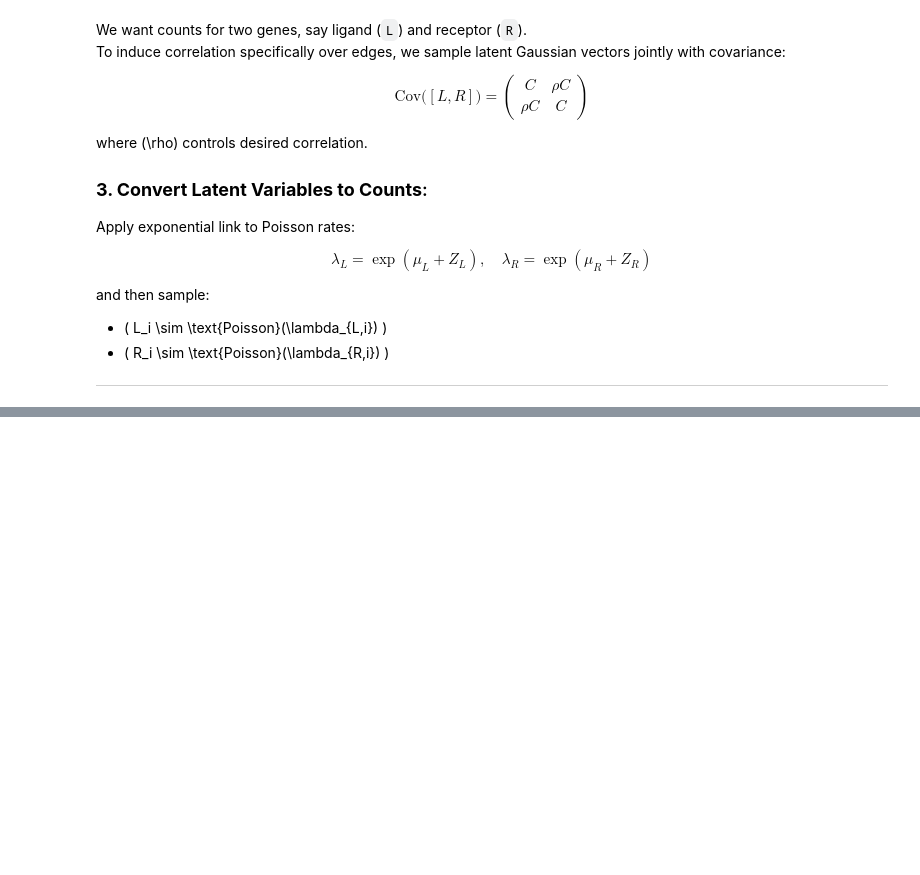
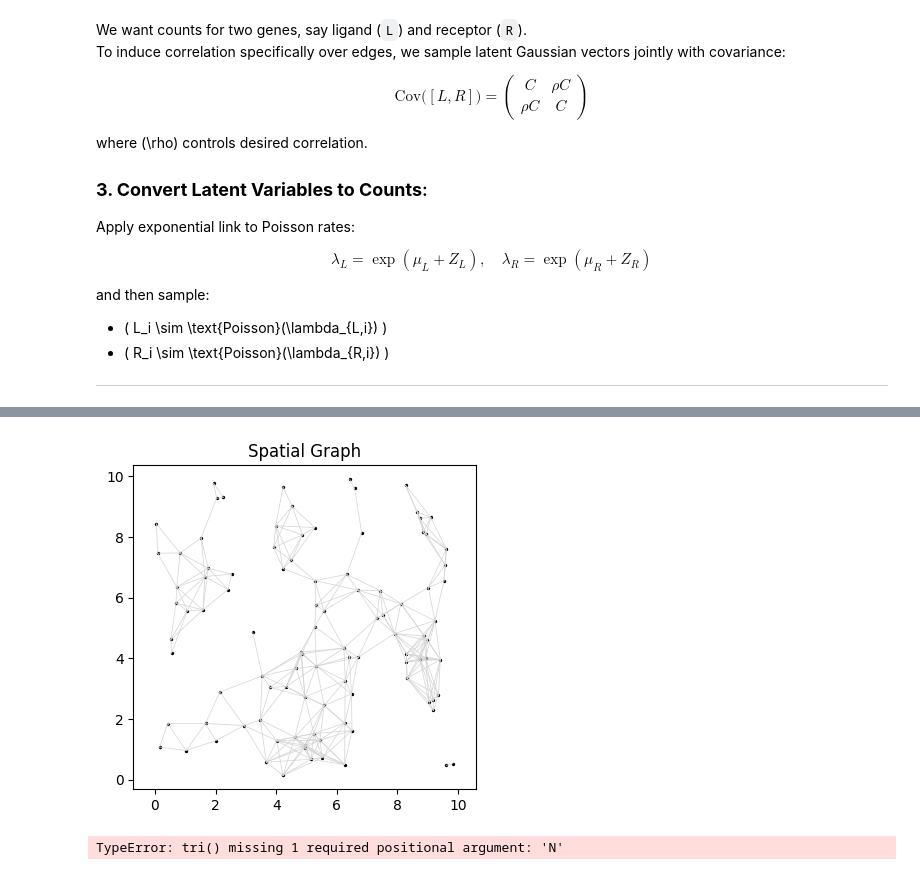
Before and after one commit to raphael-group/copulacci, a Jupyter notebook: simplified_method/spatial_bivariate_poisson_simulation.ipynb, the cells around one changed output, grey strips where cells are left out. Saved outputs shown, nothing was run; the diff lists cells and outputs as text; code cells hidden in the pictures; blank space fills up the shorter version.

```diff
--- a/simplified_method/spatial_bivariate_poisson_simulation.ipynb
+++ b/simplified_method/spatial_bivariate_poisson_simulation.ipynb
@@ -113,0 +237,29 @@ def simulate_counts_graph_corr(G_adj, desired_corr=0.8, mu_L=1.0, mu_R=1.0):
+# %%
+import matplotlib.pyplot as plt
+from scipy.sparse import coo_matrix
+
+def plot_spatial_graph(coords, mat):
+    """
+    Plot spatial graph edges and node positions.
+
+    Parameters:
+        coords (np.ndarray): N x 2 array of coordinates
+        mat (scipy.sparse matrix): Sparse matrix of distances (edges)
+    """
+    plt.figure(figsize=(4, 4))
+
+    # Plot edges from sparse matrix
+    mat_coo = mat.tocoo()
+    for i, j in zip(mat_coo.row, mat_coo.col):
+        if i < j:  # plot each edge once
+            x_vals = [coords[i, 0], coords[j, 0]]
+            y_vals = [coords[i, 1], coords[j, 1]]
+            plt.plot(x_vals, y_vals, color='lightgray', linewidth=0.5)
+
+    # Plot points
+    plt.scatter(coords[:, 0], coords[:, 1], s=2, color='black')
+
+    plt.axis('equal')
+    plt.title("Spatial Graph")
+    plt.tight_layout()
+    plt.show()
@@ -113,0 +272,17 @@ def simulate_counts_graph_corr(G_adj, desired_corr=0.8, mu_L=1.0, mu_R=1.0):
+# %%
+plot_spatial_graph(coords, dist_mat)
+# %% [output]
+[figure, added]
+# %%
+G_rand = np.triu(dist_mat, 1)
+G_adj = G_rand + G_rand.T
+
+L_counts, R_counts = simulate_counts_graph_corr(G_adj, desired_corr=0.8)
+
+# Check actual correlation across edges
+edges = np.array(np.where(np.triu(G_adj, 1))).T
+L_edge = L_counts[edges[:, 0]]
+R_edge = R_counts[edges[:, 1]]
+print("Correlation across edges:", np.corrcoef(L_edge, R_edge)[0, 1])
+# %% [output]
+TypeError: tri() missing 1 required positional argument: 'N'
```
Also changed, not shown: parts of 6 cells of this notebook, 1 other file.
